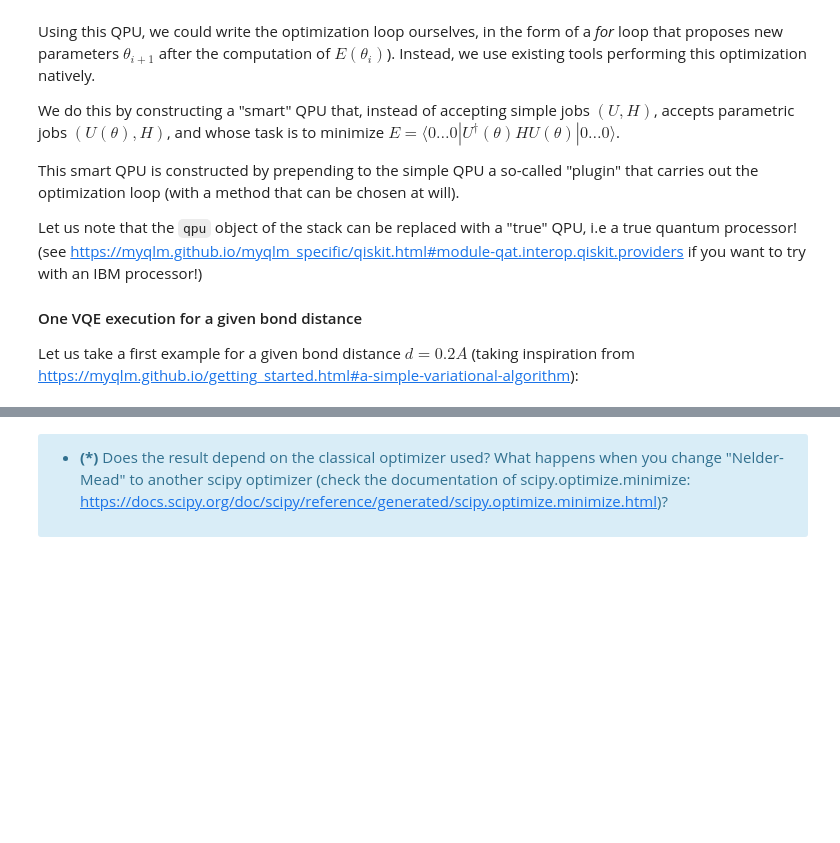
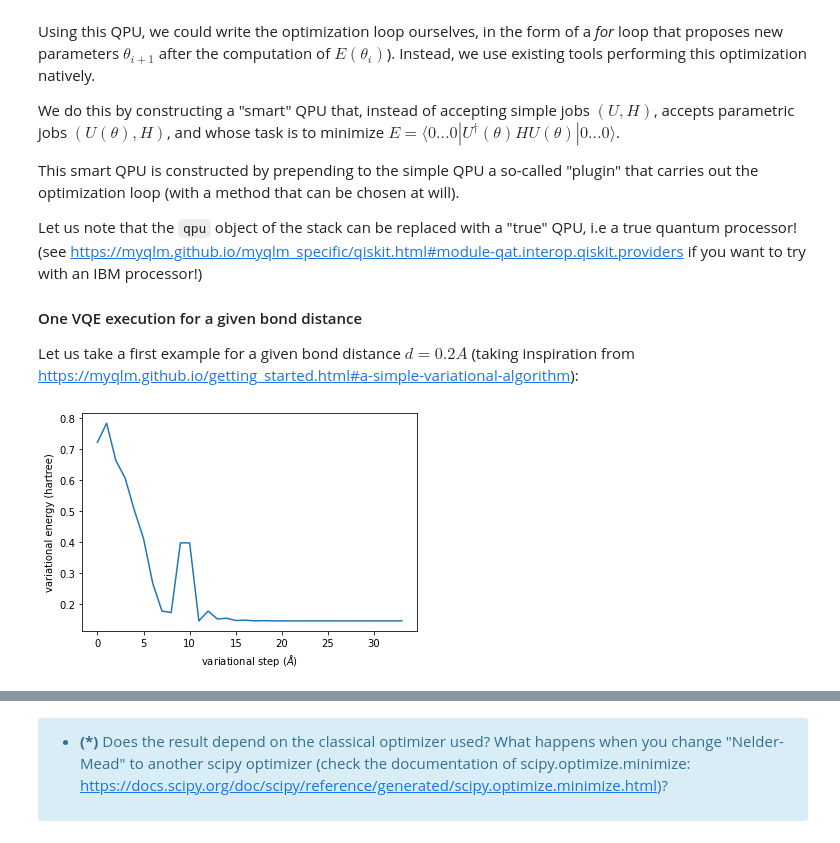
Before and after one commit to tpochart/PHY580Gr2, a Jupyter notebook: dihydrogen-project-EditTHP.ipynb, the cells around one changed output, grey strips where cells are left out. Cells and saved outputs as stored; diff of their text form; code cells hidden in the pictures; blank space fills up the shorter version.

```diff
--- a/dihydrogen-project-EditTHP.ipynb
+++ b/dihydrogen-project-EditTHP.ipynb
@@ -359,3 +368,25 @@ Let us note that the ``qpu`` object of the stack can be replaced with a "true" Q
 #### One VQE execution for a given bond distance
 
 Let us take a first example for a given bond distance $d=0.2 A$ (taking inspiration from https://myqlm.github.io/getting_started.html#a-simple-variational-algorithm):
+# %%
+from qat.qpus import PyLinalg
+from qat.plugins import ScipyMinimizePlugin
+qpu = PyLinalg()
+plugin = ScipyMinimizePlugin(method='Nelder-Mead')
+
+smart_qpu = plugin | qpu
+
+# run the variational computation
+
+
+job = circ.to_job(observable=hamilt[0.2],nbshots=10000)
+result = smart_qpu.submit(job)
+
+# plot the variational energy as a function of the optimization step
+
+plt.plot(eval(result.meta_data["optimization_trace"]))
+plt.xlabel('variational step'+r' ($\AA$)')
+plt.ylabel('variational energy (hartree)')
+plt.show()
+# %% [output]
+[figure, added]
```
Also changed, not shown: parts of 33 cells of this notebook.
